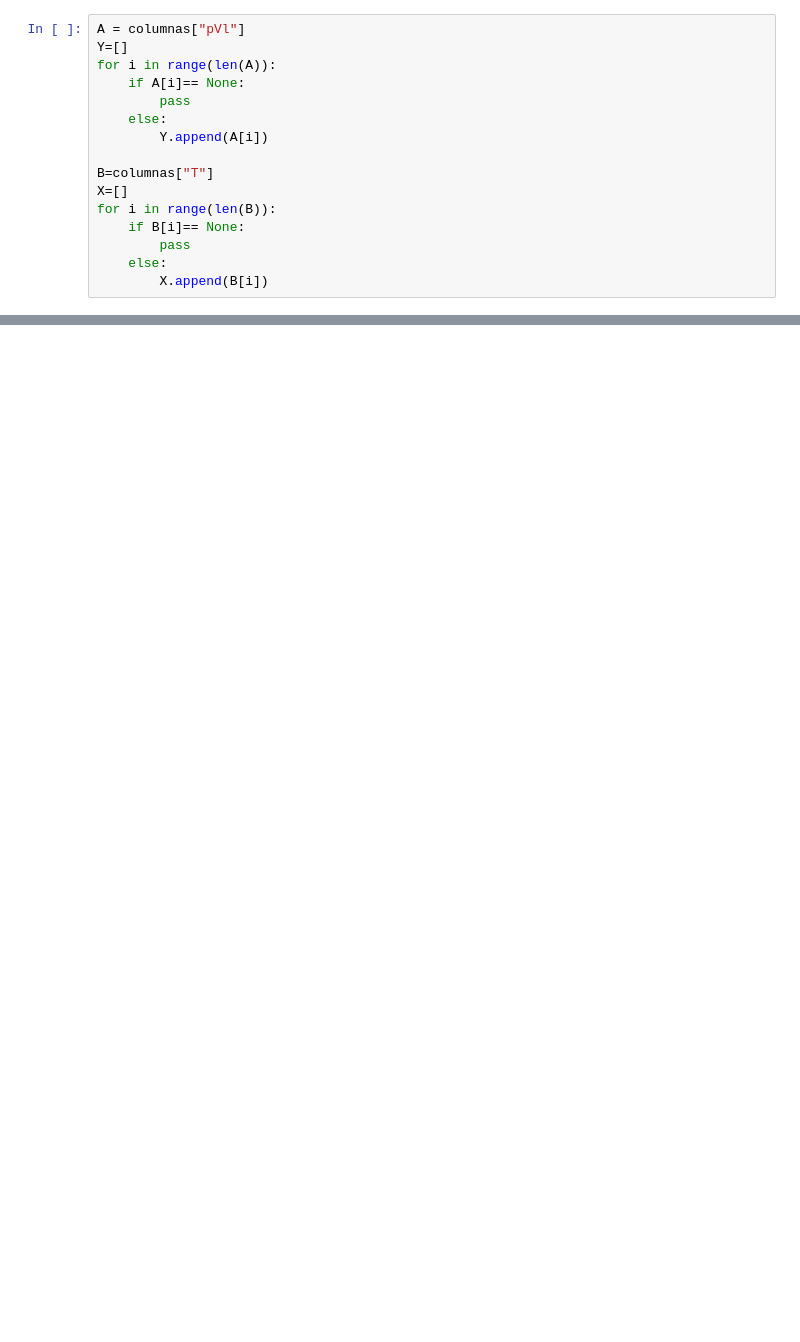
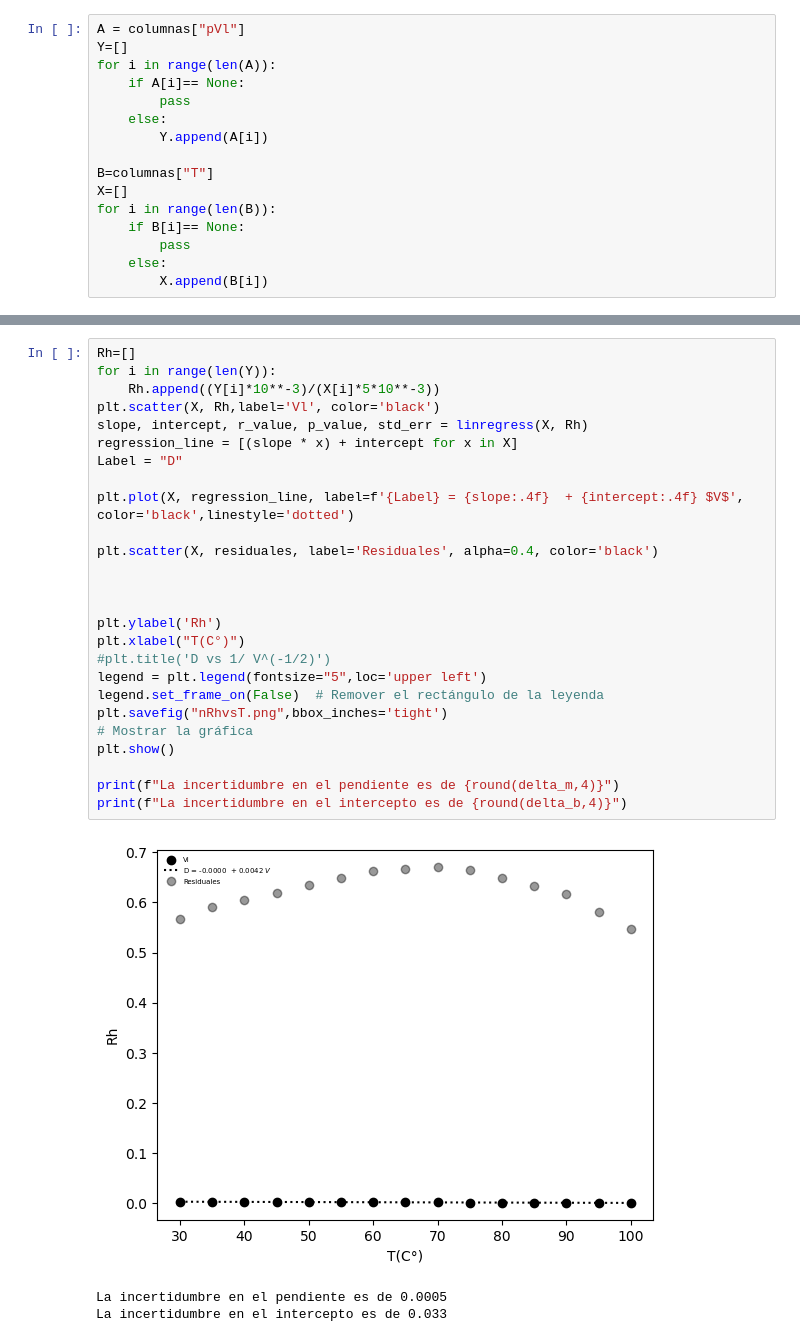
Before and after one commit to P-YepesM/Lab-intermedio, a Jupyter notebook: Efecto Hall/Efecto Hall.ipynb, the cells around one changed output, grey strips where cells are left out. Saved outputs shown, nothing was run; the diff lists cells and outputs as text; blank space fills up the shorter version.

```diff
--- a/Efecto Hall/Efecto Hall.ipynb
+++ b/Efecto Hall/Efecto Hall.ipynb
@@ -1027,3 +1323,33 @@ print(f"La incertidumbre en el intercepto es de {round(delta_b1,4)}")
+# %%
+Rh=[]
+for i in range(len(Y)):
+    Rh.append((Y[i]*10**-3)/(X[i]*5*10**-3))
+plt.scatter(X, Rh,label='Vl', color='black')
+slope, intercept, r_value, p_value, std_err = linregress(X, Rh)
+regression_line = [(slope * x) + intercept for x in X]
+Label = "D"
+
+plt.plot(X, regression_line, label=f'{Label} = {slope:.4f}  + {intercept:.4f} $V$', color='black',linestyle='dotted')
+
+plt.scatter(X, residuales, label='Residuales', alpha=0.4, color='black')
+
+
+
+plt.ylabel('Rh')
+plt.xlabel("T(C°)")
+#plt.title('D vs 1/ V^(-1/2)')
+legend = plt.legend(fontsize="5",loc='upper left')
+legend.set_frame_on(False)  # Remover el rectángulo de la leyenda
+plt.savefig("nRhvsT.png",bbox_inches='tight')
+# Mostrar la gráfica
+plt.show()
+
+print(f"La incertidumbre en el pendiente es de {round(delta_m,4)}")
+print(f"La incertidumbre en el intercepto es de {round(delta_b,4)}")
+# %% [output]
+[figure, added]
+La incertidumbre en el pendiente es de 0.0005
+La incertidumbre en el intercepto es de 0.033
 # %%
 A = columnas["nVl"]
 Y=[]
```
Also changed, not shown: parts of 16 cells of this notebook, 3 other files.
